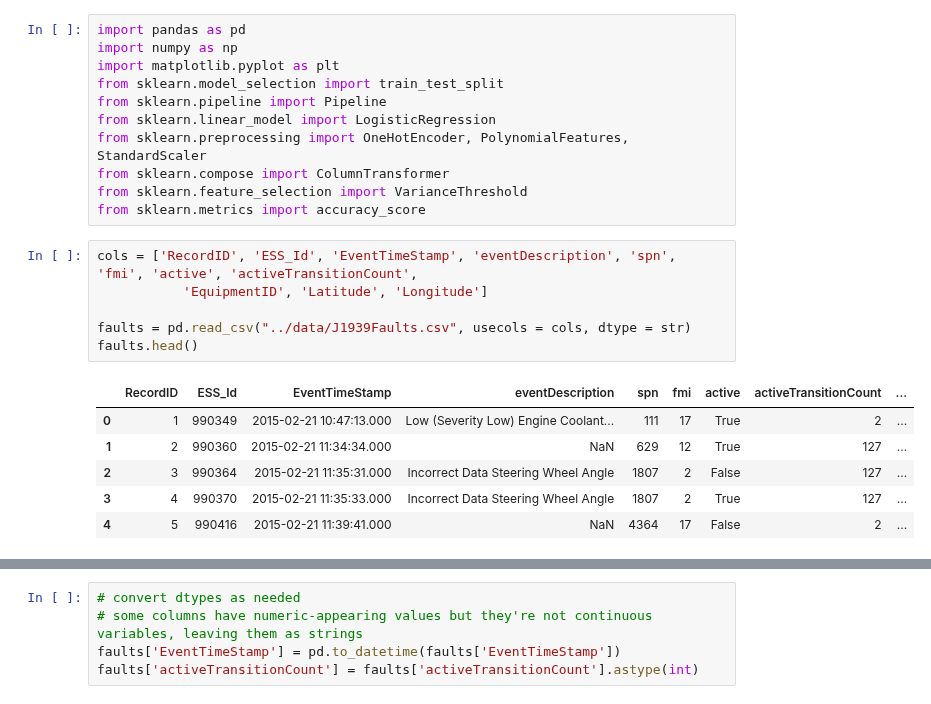
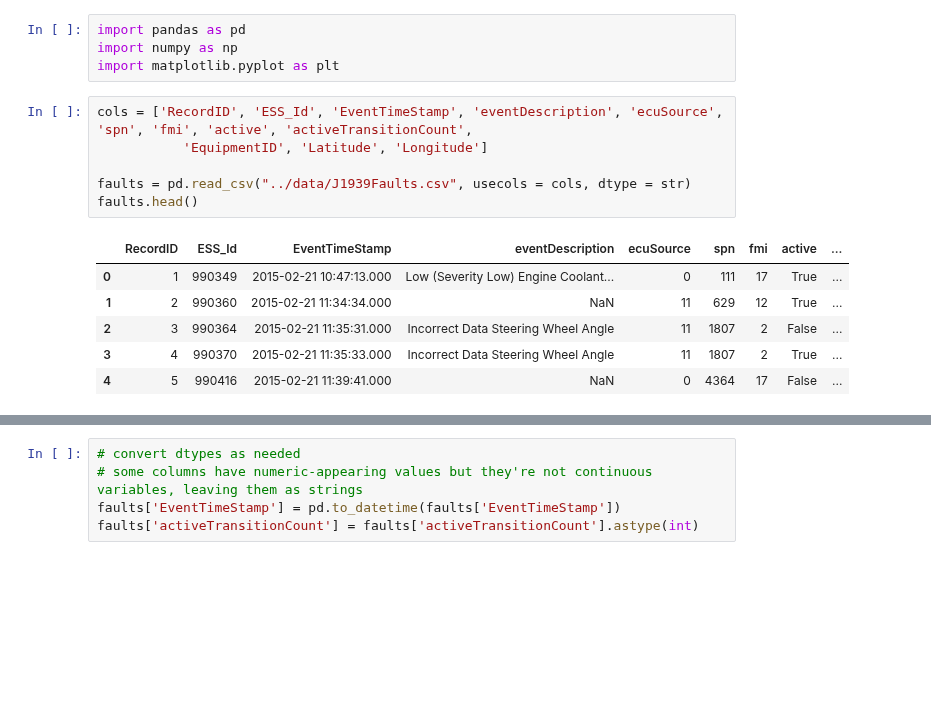
Before and after one commit to KagonDeans/big-g-ml-convoy, a Jupyter notebook: notebooks/teresa_eda.ipynb, the cells around one changed output, grey strips where cells are left out. Drawn from its saved outputs; the diff is of its cells as text; blank space fills up the shorter version.

```diff
--- a/notebooks/teresa_eda.ipynb
+++ b/notebooks/teresa_eda.ipynb
@@ -1,24 +1,17 @@
-# %%
-import pandas as pd
-import numpy as np
-import matplotlib.pyplot as plt
-from sklearn.model_selection import train_test_split
-from sklearn.pipeline import Pipeline
-from sklearn.linear_model import LogisticRegression
-from sklearn.preprocessing import OneHotEncoder, PolynomialFeatures, StandardScaler
-from sklearn.compose import ColumnTransformer
-from sklearn.feature_selection import VarianceThreshold
-from sklearn.metrics import accuracy_score
+# %%
+import pandas as pd
+import numpy as np
+import matplotlib.pyplot as plt
 # %%
-cols = ['RecordID', 'ESS_Id', 'EventTimeStamp', 'eventDescription', 'spn', 'fmi', 'active', 'activeTransitionCount',
+cols = ['RecordID', 'ESS_Id', 'EventTimeStamp', 'eventDescription', 'ecuSource', 'spn', 'fmi', 'active', 'activeTransitionCount',
            'EquipmentID', 'Latitude', 'Longitude']
 
 faults = pd.read_csv("../data/J1939Faults.csv", usecols = cols, dtype = str)
 faults.head()
 # %% [output]
-|  | RecordID | ESS_Id | EventTimeStamp | eventDescription | spn | fmi | active | activeTransitionCount | ... |
-| 0 | 1 | 990349 | 2015-02-21 10:47:13.000 | Low (Severity Low) Engine Coolant... | 111 | 17 | True | 2 | ... |
-| 1 | 2 | 990360 | 2015-02-21 11:34:34.000 | NaN | 629 | 12 | True | 127 | ... |
-| 2 | 3 | 990364 | 2015-02-21 11:35:31.000 | Incorrect Data Steering Wheel Angle | 1807 | 2 | False | 127 | ... |
-| 3 | 4 | 990370 | 2015-02-21 11:35:33.000 | Incorrect Data Steering Wheel Angle | 1807 | 2 | True | 127 | ... |
-| 4 | 5 | 990416 | 2015-02-21 11:39:41.000 | NaN | 4364 | 17 | False | 2 | ... |
+|  | RecordID | ESS_Id | EventTimeStamp | eventDescription | ecuSource | spn | fmi | active | ... |
+| 0 | 1 | 990349 | 2015-02-21 10:47:13.000 | Low (Severity Low) Engine Coolant... | 0 | 111 | 17 | True | ... |
+| 1 | 2 | 990360 | 2015-02-21 11:34:34.000 | NaN | 11 | 629 | 12 | True | ... |
+| 2 | 3 | 990364 | 2015-02-21 11:35:31.000 | Incorrect Data Steering Wheel Angle | 11 | 1807 | 2 | False | ... |
+| 3 | 4 | 990370 | 2015-02-21 11:35:33.000 | Incorrect Data Steering Wheel Angle | 11 | 1807 | 2 | True | ... |
+| 4 | 5 | 990416 | 2015-02-21 11:39:41.000 | NaN | 0 | 4364 | 17 | False | ... |
```
Also changed, not shown: parts of 22 cells of this notebook.
